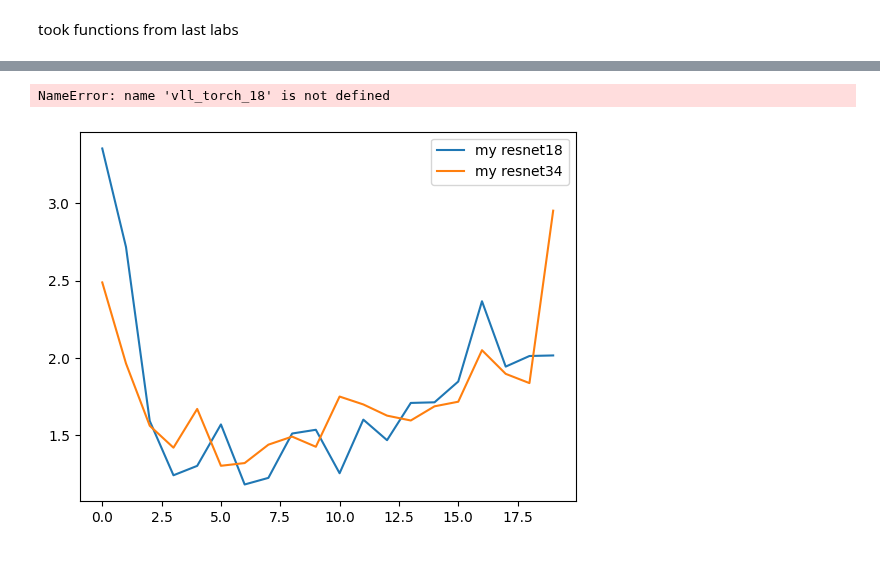
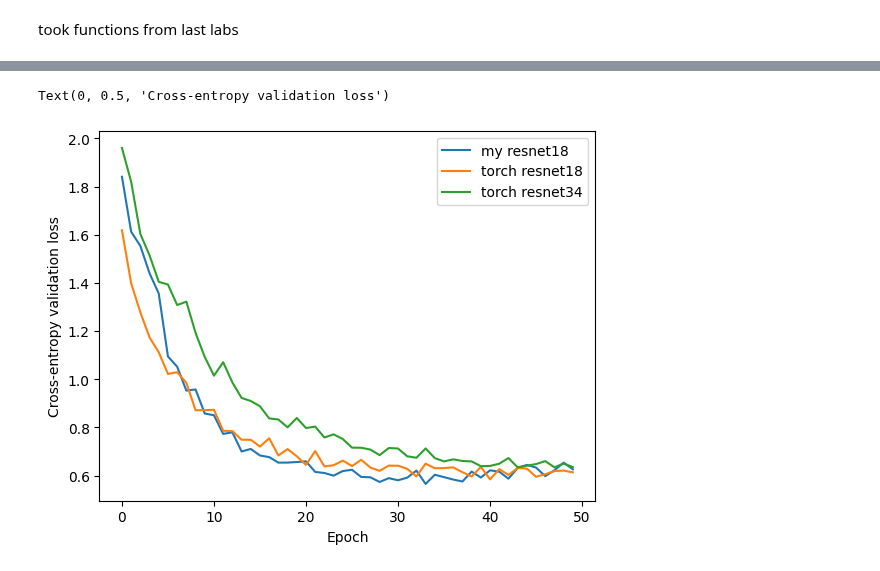
Before and after one commit to vvshich/dl3course, a Jupyter notebook: lab5.ipynb, the cells around one changed output, grey strips where cells are left out. Cells and saved outputs as stored; diff of their text form; code cells hidden in the pictures.

```diff
--- a/lab5.ipynb
+++ b/lab5.ipynb
@@ -426,3 +436,3 @@ Epoch 20: valid_loss = 2.951301383972168
 # %%
-torch_best_resnet_18, tll_torch_18, vll_torch_18 = trainloop(resnet18_toch, train_loader, test_loader, name="torch_resnet18")
+torch_best_resnet_18, tll_torch_18, vll_torch_18, ac_torch18 = trainloop(resnet18_toch, train_loader, test_loader, name="torch_resnet18")
 # %% [output]
@@ -444,3 +456,3 @@ KeyboardInterrupt:
 # %%
-torch_best_resnet_34, tll_torch_34, vll_torch_34 = trainloop(resnet34_toch, train_loader, test_loader, name="torch_resnet34")
+torch_best_resnet_34, tll_torch_34, vll_torch_34, ac_torch34 = trainloop(resnet34_toch, train_loader, test_loader, name="torch_resnet34")
 # %% [output]
@@ -464,11 +486,20 @@ Epoch 20: valid_loss = 2.332749843597412
+# %%
+def list_tensor_to_list_floats(lt):
+    lf = []
+    for i in lt:
+        lf.append(float(i.cpu().detach().numpy()))
+    return lf
+# %%
+vll_my18 = list_tensor_to_list_floats(vll_my18)
+vll_torch_18 = list_tensor_to_list_floats(vll_torch_18)
+vll_torch_34 = list_tensor_to_list_floats(vll_torch_34)
 # %%
 sns.lineplot(vll_my18, label="my resnet18")
-sns.lineplot(vll_my_34, label="my resnet34")
 sns.lineplot(vll_torch_18, label="torch resnet18")
 sns.lineplot(vll_torch_34, label="torch resnet34")
 
 plt.xlabel("Epoch")
 plt.ylabel("Cross-entropy validation loss")
 # %% [output]
-NameError: name 'vll_torch_18' is not defined
+Text(0, 0.5, 'Cross-entropy validation loss')
-[figure, old version]
+[figure, new version]
```
Also changed, not shown: parts of 28 cells of this notebook, 17 other files.
